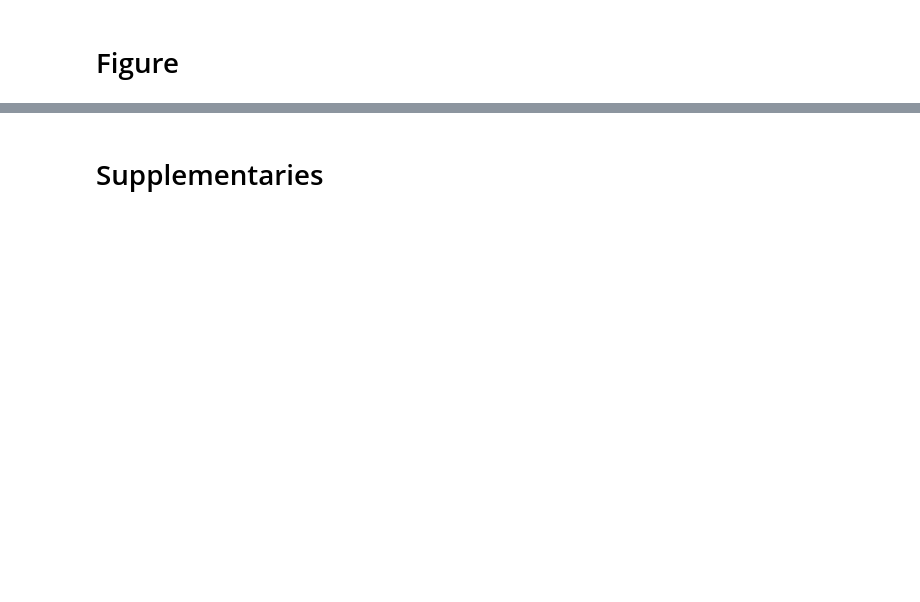
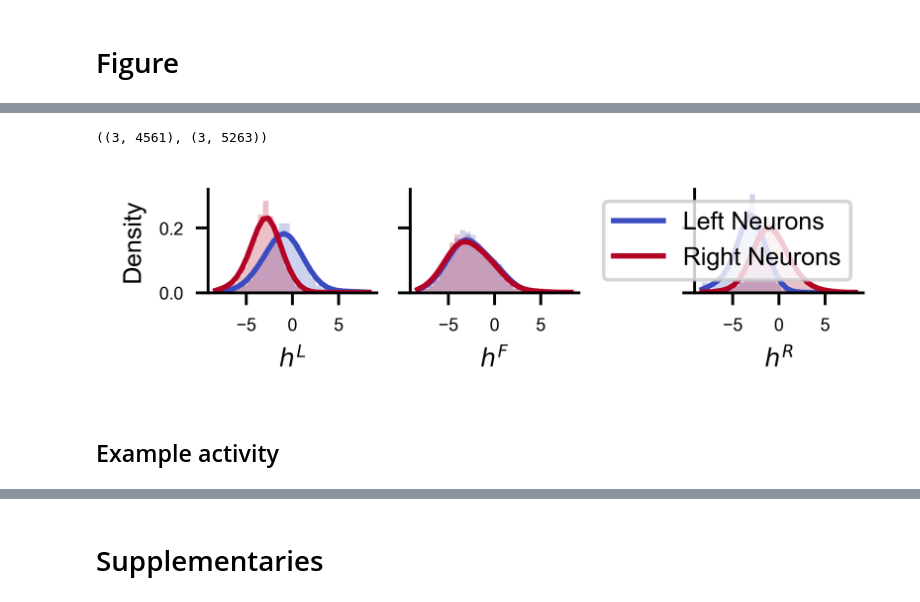
Before and after one commit to ZebrafishHMM2023/ZebrafishHMM2023_CodeAndData, a Jupyter notebook: Figures/Fig4.ipynb, the cells around one changed output, grey strips where cells are left out. Cells and saved outputs as stored; diff of their text form; code cells hidden in the pictures; blank space fills up the shorter version.

```diff
--- a/Figures/Fig4.ipynb
+++ b/Figures/Fig4.ipynb
@@ -12,0 +34,36 @@ Extracting models from ../Models/longtrajectories_20240202.tar.gz...
+# %%
+Lhs, Rhs = [], []
+for artr in ALL_ARTRs:
+    h = load_ARTR_fields(nMODELPATH, *artr)
+    _,_,L,_,_ = load_ARTR(nDATAPATH, *artr)
+
+    nL = L.shape[1]
+
+    Lh = h[:,:nL]
+    Rh = h[:,nL:]
+
+    Lhs.append(Lh.T)
+    Rhs.append(Rh.T)
+Lhs = np.concatenate(Lhs).T
+Rhs = np.concatenate(Rhs).T
+Lhs.shape, Rhs.shape
+# %% [output]
+((3, 4561), (3, 5263))
+# %%
+fig, axs = plt.subplots(ncols=3, figsize=(3*1, 0.8), sharey=True)
+axs[0].set_ylabel("Density")
+for s, ax, state in zip([1,0,2], axs, ["L", "F", "R"]):
+    l = max(np.abs(Lhs).max(), np.abs(Rhs).max())
+    bins = np.linspace(-l, +l, 30)
+    ax.hist(Lhs[s], density=True, bins=bins, color=COLOR_Lartr, alpha=0.25);
+    ax.hist(Rhs[s], density=True, bins=bins, color=COLOR_Rartr, alpha=0.25);
+    ax.plot(bins, gaussian_kde(Lhs[s], 0.5)(bins), color=COLOR_Lartr, label="Left Neurons")
+    ax.plot(bins, gaussian_kde(Rhs[s], 0.5)(bins), color=COLOR_Rartr, label="Right Neurons")
+    ax.set_xlabel(f"$h^{state}$")
+ax.legend()
+
+fig.savefig("panels/Fig4/emissions.svg")
+# %% [output]
+[figure, added]
+# %% [markdown]
+## Example activity
```
Also changed, not shown: parts of 24 cells of this notebook, 8 other files.
